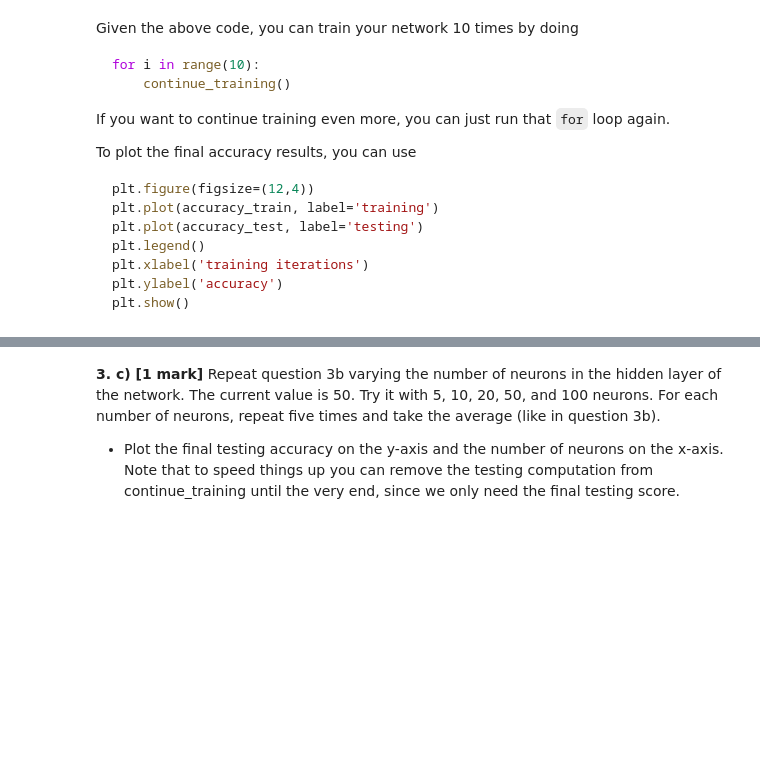
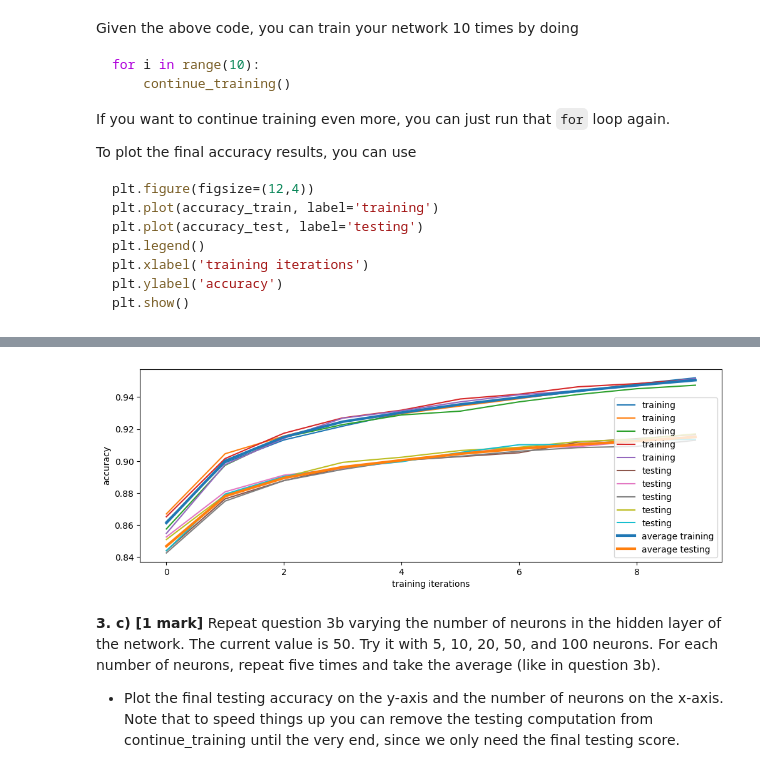
Before and after one commit to draymond63/syde-552, a Jupyter notebook: assignment2.ipynb, the cells around one changed output, grey strips where cells are left out. Saved outputs shown, nothing was run; the diff lists cells and outputs as text; code cells hidden in the pictures; blank space fills up the shorter version.

```diff
--- a/assignment2.ipynb
+++ b/assignment2.ipynb
@@ -364,0 +435,16 @@ optimizer = optim.SGD(network.parameters(),
+# %%
+accuracy_train = []
+accuracy_test = []
+
+attempts = 5
+epochs = 10
+
+for i in range(attempts):
+    print(f"Starting run {i+1}...")
+    network = Net()
+    optimizer = optim.SGD(network.parameters(), lr=0.1, momentum=0.5)
+    for _ in range(epochs):
+        continue_training()
+
+assert len(accuracy_train) == attempts*epochs
+assert len(accuracy_test) == attempts*epochs
@@ -365,3 +469,21 @@ optimizer = optim.SGD(network.parameters(),
+# %%
+train_results = np.array(accuracy_train).reshape((attempts, epochs)).T
+test_results = np.array(accuracy_test).reshape((attempts, epochs)).T
+
+average_train = np.mean(train_results, axis=1)
+average_test = np.mean(test_results, axis=1)
+
+plt.figure(figsize=(12,4))
+plt.plot(train_results, label='training')
+plt.plot(test_results, label='testing')
+plt.plot(average_train, label='average training', linewidth=3)
+plt.plot(average_test, label='average testing', linewidth=3)
+plt.legend()
+plt.xlabel('training iterations')
+plt.ylabel('accuracy')
+plt.show()
+# %% [output]
+[figure, added]
 # %% [markdown]
 **3. c) [1 mark]** Repeat question 3b varying the number of neurons in the hidden layer of the network.  The current value is 50.  Try it with 5, 10, 20, 50, and 100 neurons.  For each number of neurons, repeat five times and take the average (like in question 3b).
 
```
Also changed, not shown: parts of 13 cells of this notebook.
